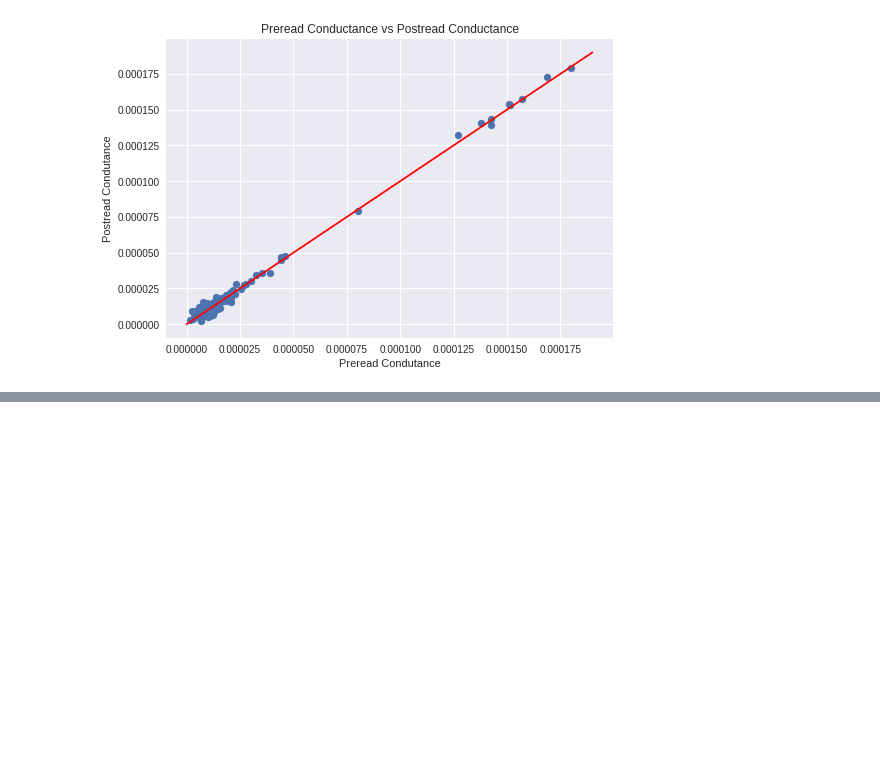
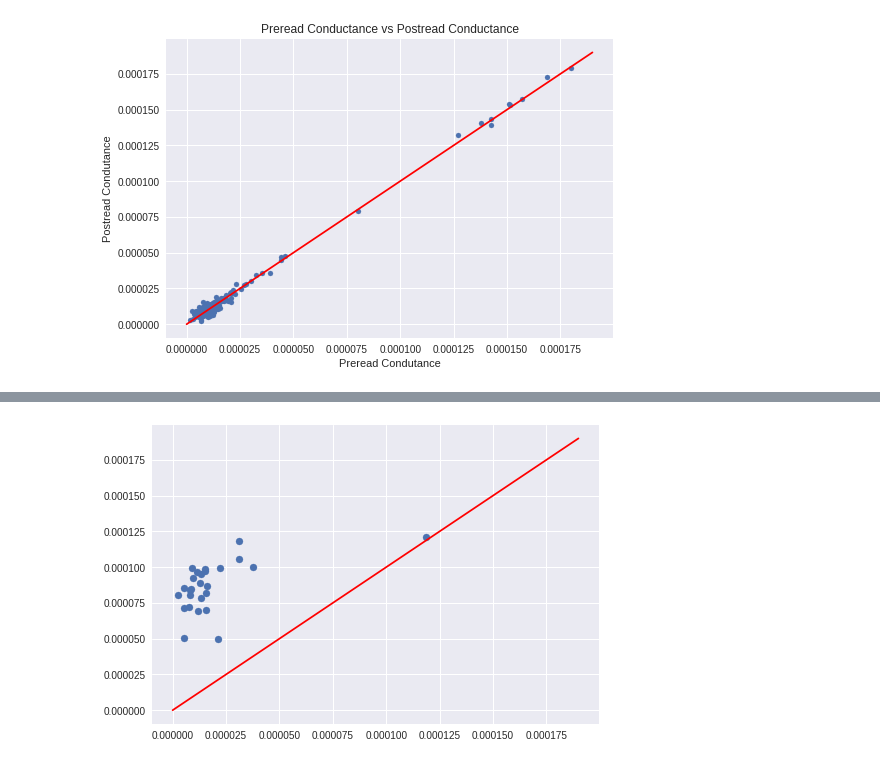
Before and after one commit to AaravWattal/RRAM-Models, a Jupyter notebook: updatedPostreadConductanceVisualizations.ipynb, the cells around one changed output, grey strips where cells are left out. Drawn from its saved outputs; the diff is of its cells as text; code cells hidden in the pictures; blank space fills up the shorter version.

```diff
--- a/updatedPostreadConductanceVisualizations.ipynb
+++ b/updatedPostreadConductanceVisualizations.ipynb
@@ -402,0 +450,10 @@ plt.plot([0, 0.00019], [0, 0.00019], "r");
+# %%
+#subset example with seeing effects of high vwl and vbsl on preread and postread conductance
+subset2 = data[data.iloc[:,1]==2e-7]
+subset2 = subset2[subset2.iloc[:,2]==1.1]
+subset2 = subset2[subset2.iloc[:,3]==1.5]
+
+plt.scatter(subset2["preread"], subset2["postread"])
+plt.plot([0, 0.00019], [0, 0.00019], "r");
+# %% [output]
+[figure, added]
```
Also changed, not shown: parts of 10 cells of this notebook.
